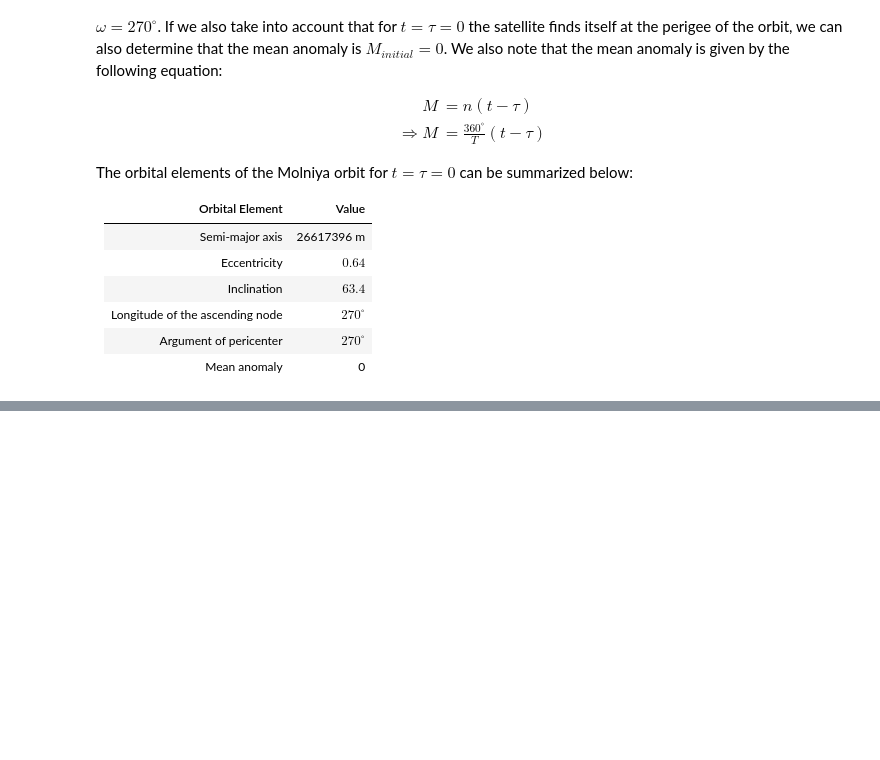
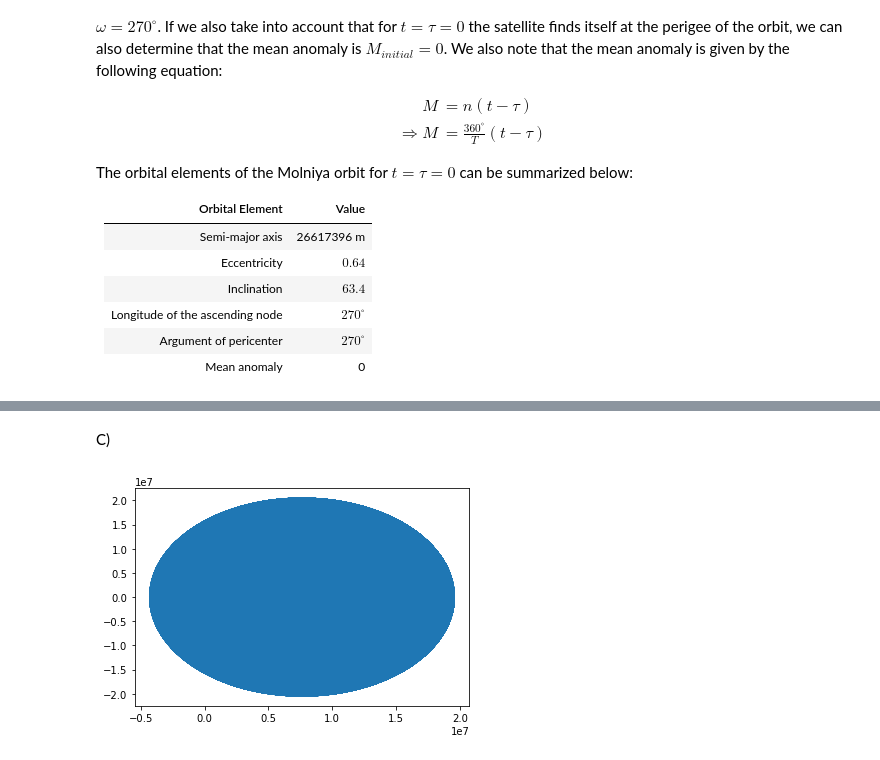
Before and after one commit to aretselis/msc-computational-physics, a Jupyter notebook: Courses/Computational Astrodynamics (ΥΦΥ204)/Problem Sets/retselis_set1.ipynb, the cells around one changed output, grey strips where cells are left out. Cells and saved outputs as stored; diff of their text form; code cells hidden in the pictures; blank space fills up the shorter version.

Commit message:
Complete cartesian to orbital elements transformation

```diff
--- a/Courses/Computational Astrodynamics (ΥΦΥ204)/Problem Sets/retselis_set1.ipynb
+++ b/Courses/Computational Astrodynamics (ΥΦΥ204)/Problem Sets/retselis_set1.ipynb
@@ -50,12 +50,19 @@ The orbital elements of the Molniya orbit for $t=\tau=0$ can be summarized below
 import numpy as np
 
 def orbital_elements_to_cartesian(a, e, i, Omega, omega, M, mu):
-
-
-
+    # Computes cartesian position and velocity vector given some orbital elements
+    # Input:
+    # a [m]
+    # e []
+    # i [deg]
+    # Omega [deg]
+    # omega [deg]
+    # M [deg]
+    # mu [m^3/(kg*s^2)] (GM)
+    # Output:
+    # r_vector, y_vector
 
     # Compute E using Newton-Raphson
-
     # Define initial value for E_0
     if M > -np.pi and M < 0:
         E_0 = M - e
@@ -69,7 +76,7 @@ def orbital_elements_to_cartesian(a, e, i, Omega, omega, M, mu):
     f = lambda E : M-E+np.sin(E)
     fdot = lambda E : -1+np.cos(E)
     # Stopping criteria
-    N = 15  # Number of significant digits to be computed
+    N = 10  # Number of significant digits to be computed
     max_repetitions = 100
     es = 0.5 * pow(10, (2 - N))  # Scarborough Criterion
     ea = 100
@@ -82,7 +89,7 @@ def orbital_elements_to_cartesian(a, e, i, Omega, omega, M, mu):
         ea = np.fabs((E_next-E_prev)*100/E_next)
         E_prev = E_next
         if repetitions > max_repetitions:
-            print('Max repetitions reached without achieving desired accuracy for E!')
+            #print('Max repetitions reached without achieving desired accuracy for E!')
             break
     E = E_next
     # Compute x, xdot, y, ydot on the orbital plane
@@ -132,0 +216,37 @@ r_vector, v_vector = orbital_elements_to_cartesian(a, e, i, Omega, omega, M, mu)
+# %% [markdown]
+C)
+# %%
+step_size = 0.01
+
+# Orbit definition
+
+a = 26617396  # Semi-major axis
+e = 0.64  # Eccentricity
+i = 63.4  # Inclination
+Omega = 270  # Longitude of the Ascending Note
+omega = 270  # Argument of pericenter
+
+# System properties
+
+G = 6.6743*pow(10,-11)
+M_earth = 5.977*pow(10,24)
+mu = G*M_earth
+
+t_max = 1 * 43200
+x_values = np.zeros(t_max)
+y_values = np.zeros(t_max)
+z_values = np.zeros(t_max)
+
+for t in range(0, t_max):
+    M = (360/43200)*t  # Mean Anomaly
+    r_vector, v_vector = orbital_elements_to_cartesian(a, e, i, Omega, omega, M, mu)
+    x_values[t] = r_vector[0]
+    y_values[t] = r_vector[1]
+    z_values[t] = r_vector[2]
+
+fig = plt.figure()
+ax = fig.gca(projection='3d')
+ax.plot(x_values, y_values, z_values)
+plt.show()
+# %% [output]
+[figure, added]
```
Also changed, not shown: parts of 3 cells of this notebook.
